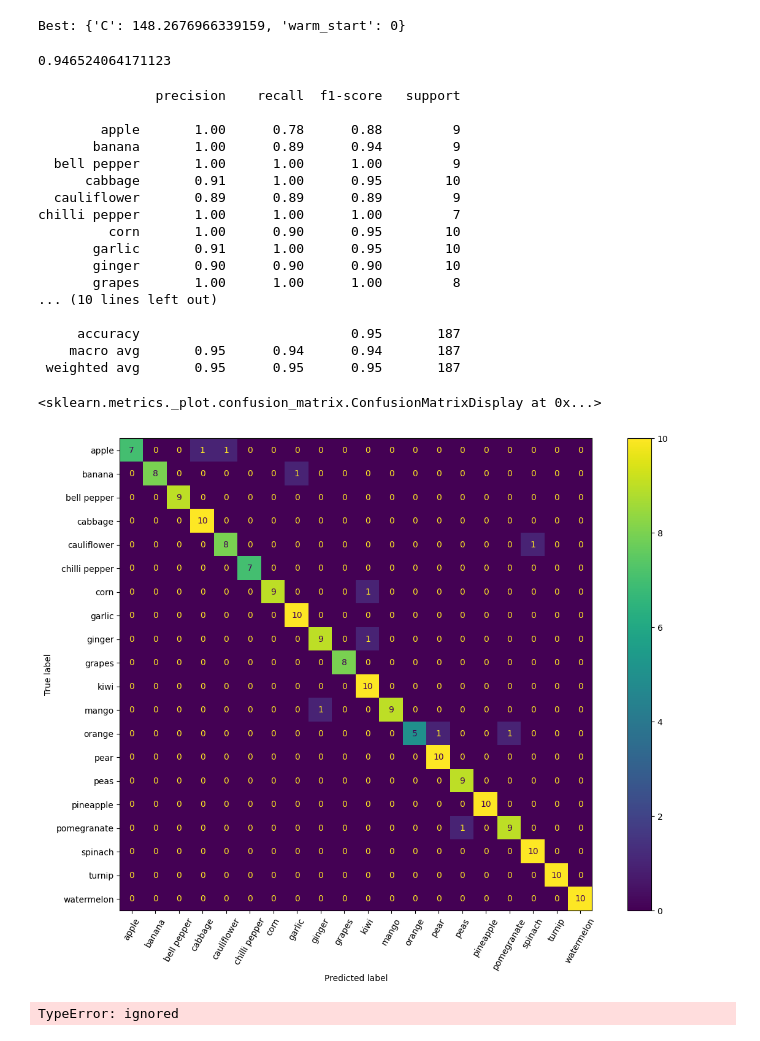
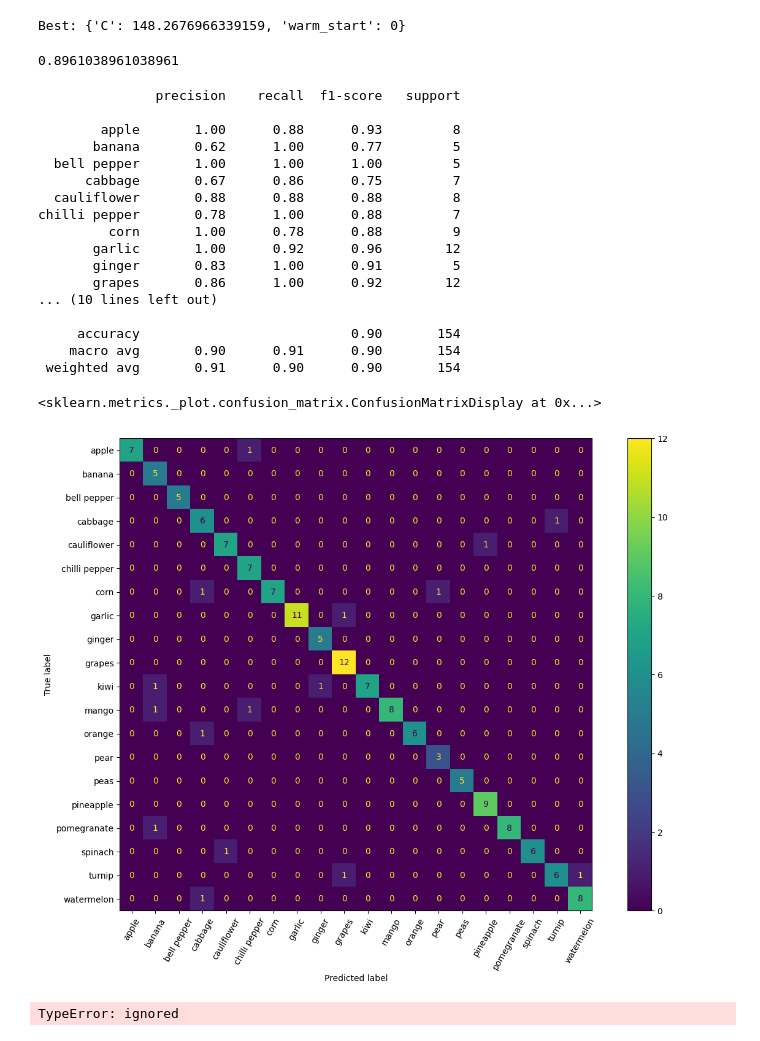
Before and after one commit to vrvenkatesh/w281-summer-2023-project-computer-vision, a Jupyter notebook: logistic_regression_HOG_features.ipynb, the cells around one changed output. Saved outputs shown, nothing was run; the diff lists cells and outputs as text; code cells hidden in the pictures.

```diff
--- a/logistic_regression_HOG_features.ipynb
+++ b/logistic_regression_HOG_features.ipynb
@@ -353,37 +347,37 @@ params = {
 hog_model = LogisticRegression(**params, n_jobs=-1)
 hog_model.fit(train_hog.iloc[:,0:-1], train_hog['label'])
 
-y_pred = hog_model.predict(test_hog.iloc[:,0:-1])
+y_pred = hog_model.predict(validation_hog.iloc[:,0:-1])
 # %%
-accuracy_score(test_hog['label'], y_pred)
+accuracy_score(validation_hog['label'], y_pred)
 # %% [output]
-0.946524064171123
+0.8961038961038961
 # %%
-print(classification_report(test_hog['label'], y_pred))
+print(classification_report(validation_hog['label'], y_pred))
 # %% [output]
                precision    recall  f1-score   support
 
-        apple       1.00      0.78      0.88         9
-       banana       1.00      0.89      0.94         9
-  bell pepper       1.00      1.00      1.00         9
-      cabbage       0.91      1.00      0.95        10
-  cauliflower       0.89      0.89      0.89         9
-chilli pepper       1.00      1.00      1.00         7
-         corn       1.00      0.90      0.95        10
-       garlic       0.91      1.00      0.95        10
-       ginger       0.90      0.90      0.90        10
-       grapes       1.00      1.00      1.00         8
+        apple       1.00      0.88      0.93         8
+       banana       0.62      1.00      0.77         5
+  bell pepper       1.00      1.00      1.00         5
+      cabbage       0.67      0.86      0.75         7
+  cauliflower       0.88      0.88      0.88         8
+chilli pepper       0.78      1.00      0.88         7
+         corn       1.00      0.78      0.88         9
+       garlic       1.00      0.92      0.96        12
+       ginger       0.83      1.00      0.91         5
+       grapes       0.86      1.00      0.92        12
 ... (10 lines left out)
 
-     accuracy                           0.95       187
-    macro avg       0.95      0.94      0.94       187
- weighted avg       0.95      0.95      0.95       187
+     accuracy                           0.90       154
+    macro avg       0.90      0.91      0.90       154
+ weighted avg       0.91      0.90      0.90       154
 # %%
 fig, ax = plt.subplots(figsize=(15,10))
-ConfusionMatrixDisplay.from_predictions(test_hog['label'], y_pred, xticks_rotation=60, ax=ax)
+ConfusionMatrixDisplay.from_predictions(validation_hog['label'], y_pred, xticks_rotation=60, ax=ax)
 # %% [output]
 <sklearn.metrics._plot.confusion_matrix.ConfusionMatrixDisplay at 0x...>
-[figure, old version]
+[figure, new version]
 # %%
 fig, ax = plt.subplots(figsize=(15,10))
 
```
Also changed, not shown: parts of 3 cells of this notebook.
